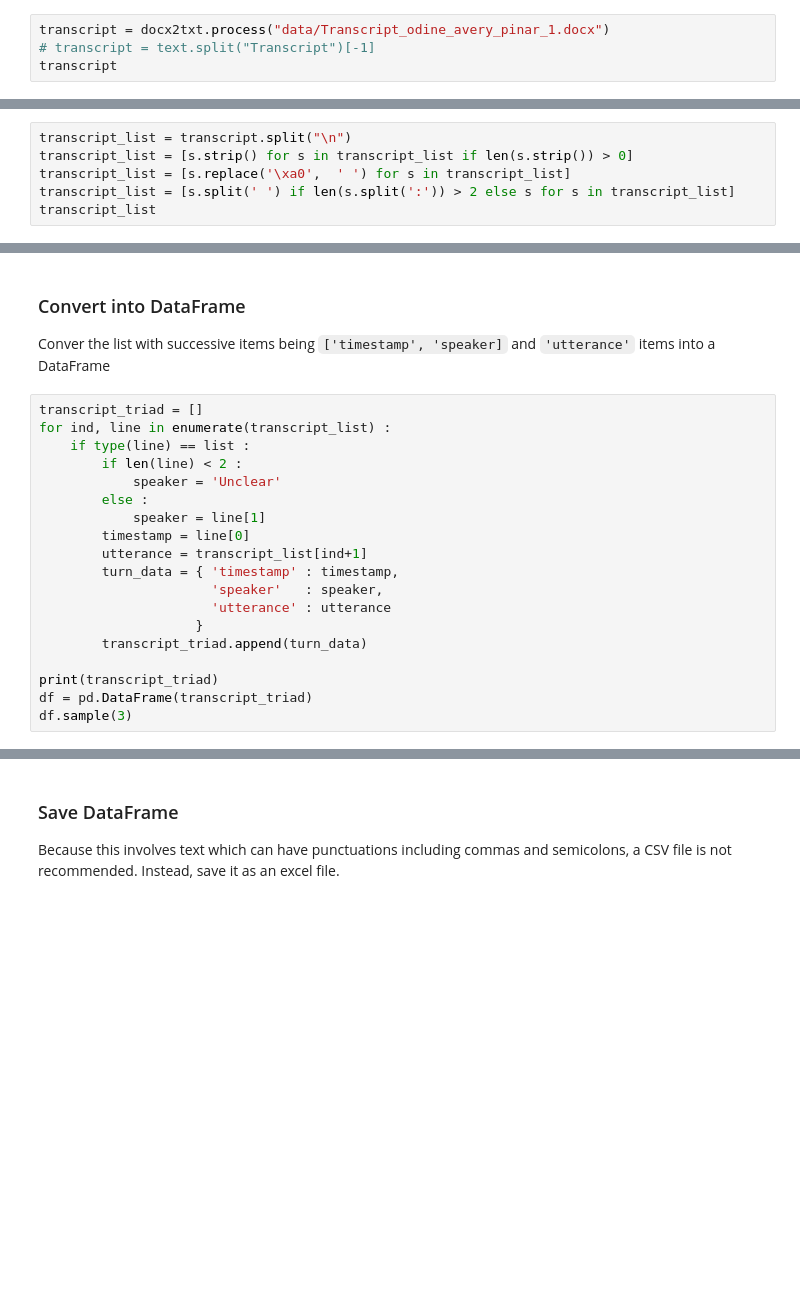
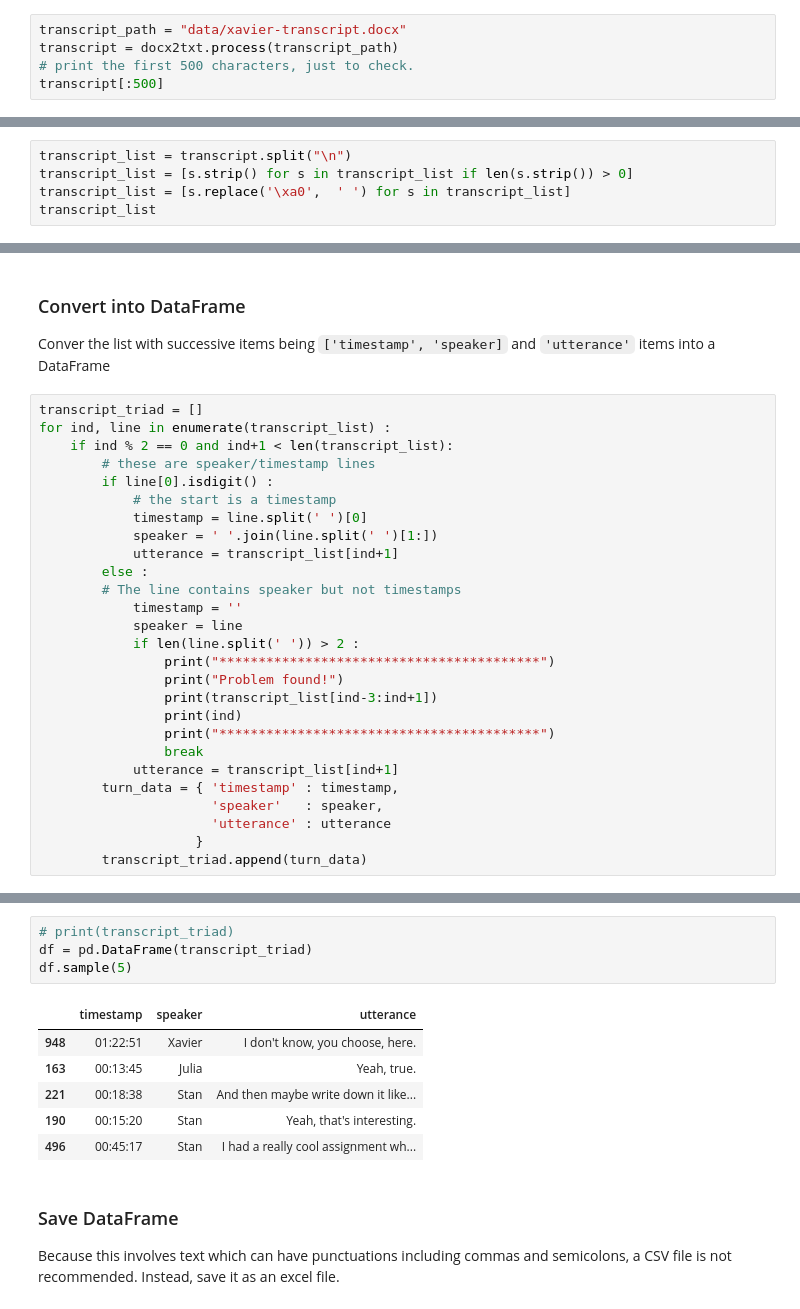
Before and after one commit to senthilchandrasegaran/id5138-comptext, a Jupyter notebook: word-transcript-to-excel.ipynb, the cells around one changed output, grey strips where cells are left out. Cells and saved outputs as stored; diff of their text form; blank space fills up the shorter version.

```diff
--- a/word-transcript-to-excel.ipynb
+++ b/word-transcript-to-excel.ipynb
@@ -10,7 +10,8 @@ from IPython.display import display, Markdown
 ### Get relevant text from the Word Doc
 The Word document often contains some preamble, typically followed by the word `Transcript` after which the transcript begins. Test this assumption by printing the contents of the variable `text` below. If this is correct, then only extract the text _after_ the word 'Transcript'.
 # %%
-transcript = docx2txt.process("data/Transcript_odine_avery_pinar_1.docx")
-# transcript = text.split("Transcript")[-1]
-transcript
+transcript_path = "data/xavier-transcript.docx"
+transcript = docx2txt.process(transcript_path)
+# print the first 500 characters, just to check.
+transcript[:500]
 # %% [output]
@@ -26,6 +27,5 @@ A number of carriage returns will be in the text file. This is useful to split u
 transcript_list = transcript.split("\n")
 transcript_list = [s.strip() for s in transcript_list if len(s.strip()) > 0]
 transcript_list = [s.replace('\xa0',  ' ') for s in transcript_list]
-transcript_list = [s.split(' ') if len(s.split(':')) > 2 else s for s in transcript_list]
 transcript_list
 # %% [output]
@@ -70,19 +70,27 @@ Conver the list with successive items being `['timestamp', 'speaker]` and `'utte
 # %%
 transcript_triad = []
 for ind, line in enumerate(transcript_list) :
-    if type(line) == list :
-        if len(line) < 2 :
-            speaker = 'Unclear'
+    if ind % 2 == 0 and ind+1 < len(transcript_list):
+        # these are speaker/timestamp lines
+        if line[0].isdigit() :
+            # the start is a timestamp
+            timestamp = line.split(' ')[0]
+            speaker = ' '.join(line.split(' ')[1:])
+            utterance = transcript_list[ind+1]
         else :
-            speaker = line[1]
-        timestamp = line[0]
-        utterance = transcript_list[ind+1]
+        # The line contains speaker but not timestamps
+            timestamp = ''
+            speaker = line
+            if len(line.split(' ')) > 2 :
+                print("*****************************************")
+                print("Problem found!")
+                print(transcript_list[ind-3:ind+1])
+                print(ind)
+                print("*****************************************")
+                break
+            utterance = transcript_list[ind+1]
         turn_data = { 'timestamp' : timestamp,
                       'speaker'   : speaker,
                       'utterance' : utterance
                     }
         transcript_triad.append(turn_data)
-
-print(transcript_triad)
-df = pd.DataFrame(transcript_triad)
-df.sample(3)
@@ -95,3 +97,14 @@ df.sample(3)
+# %%
+# print(transcript_triad)
+df = pd.DataFrame(transcript_triad)
+df.sample(5)
+# %% [output]
+|  | timestamp | speaker | utterance |
+| 948 | 01:22:51 | Xavier | I don't know, you choose, here. |
+| 163 | 00:13:45 | Julia | Yeah, true. |
+| 221 | 00:18:38 | Stan | And then maybe write down it like... |
+| 190 | 00:15:20 | Stan | Yeah, that's interesting. |
+| 496 | 00:45:17 | Stan | I had a really cool assignment wh... |
 # %% [markdown]
 ### Save DataFrame
 Because this involves text which can have punctuations including commas and semicolons, a CSV file is not recommended. Instead, save it as an excel file.
```
Also changed, not shown: parts of 5 cells of this notebook, 4 other files.
